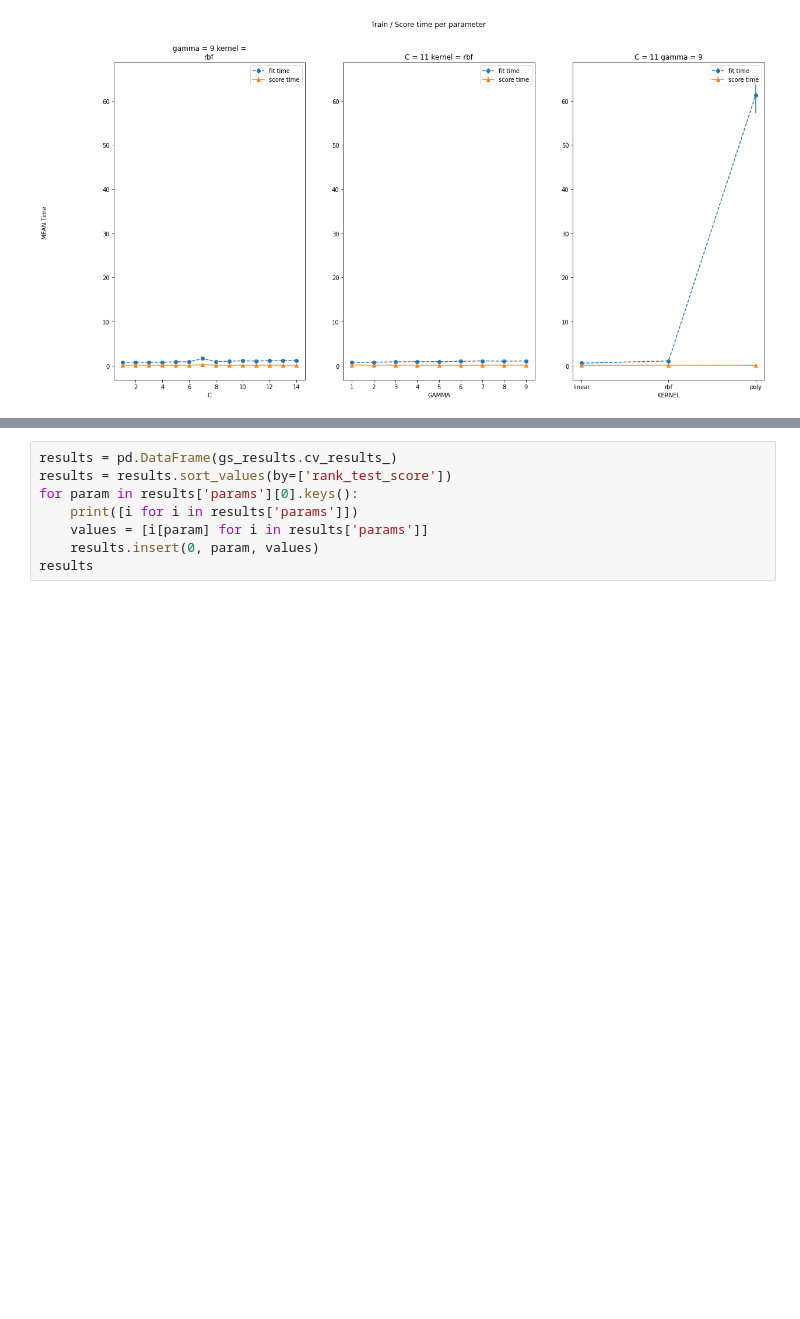
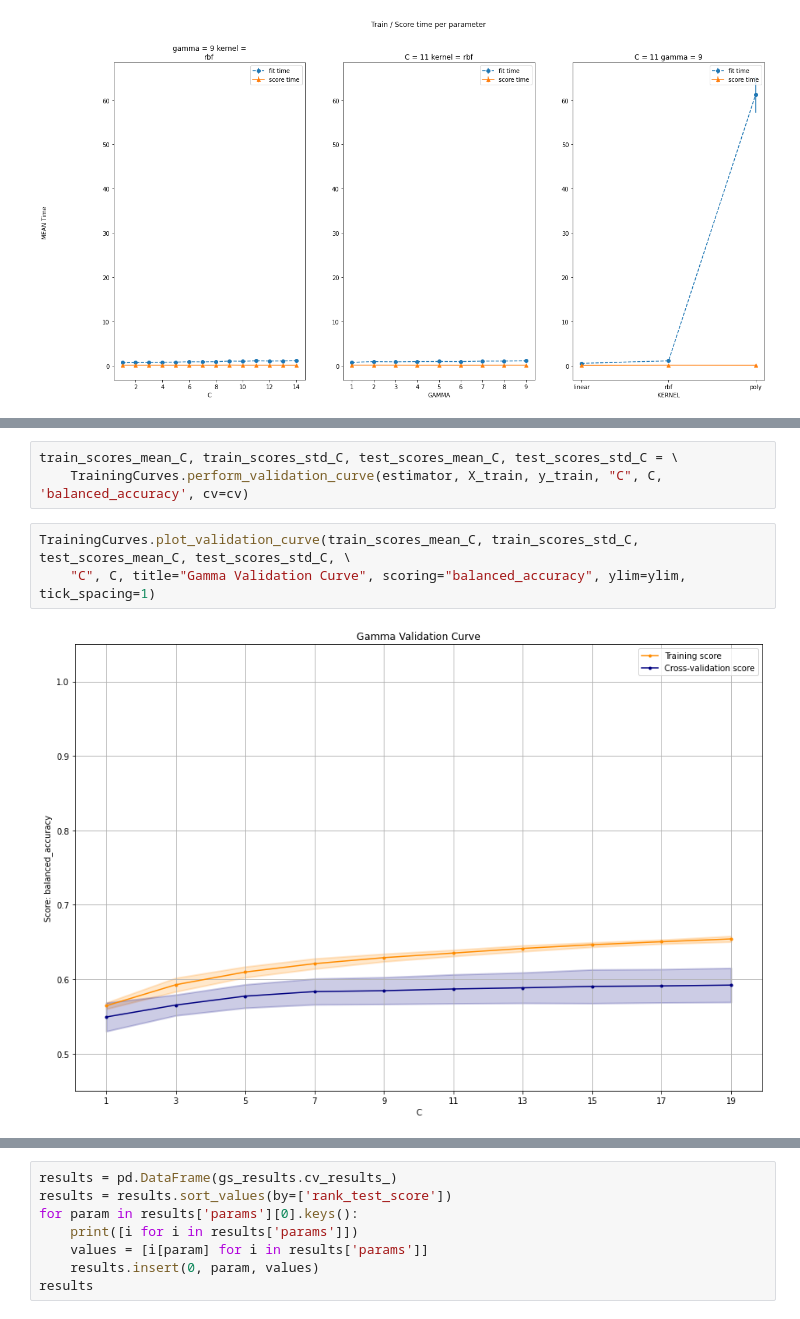
Before and after one commit to Inquisitive-ME/SupervisedLearning_Project_Code, a Jupyter notebook: SVMs/wine_SVM_analysis.ipynb, the cells around one changed output, grey strips where cells are left out. Saved outputs shown, nothing was run; the diff lists cells and outputs as text; blank space fills up the shorter version.

```diff
--- a/SVMs/wine_SVM_analysis.ipynb
+++ b/SVMs/wine_SVM_analysis.ipynb
@@ -53,0 +78,8 @@ Plot saved as:  Figures/WINE_SVM_PLOT_GS_ModelComplexity_C_gamma_kernel.png
+# %%
+train_scores_mean_C, train_scores_std_C, test_scores_mean_C, test_scores_std_C = \
+    TrainingCurves.perform_validation_curve(estimator, X_train, y_train, "C", C, 'balanced_accuracy', cv=cv)
+# %%
+TrainingCurves.plot_validation_curve(train_scores_mean_C, train_scores_std_C, test_scores_mean_C, test_scores_std_C, \
+    "C", C, title="Gamma Validation Curve", scoring="balanced_accuracy", ylim=ylim, tick_spacing=1)
+# %% [output]
+[figure, added]
```
Also changed, not shown: parts of 17 cells of this notebook, 7 other files.
